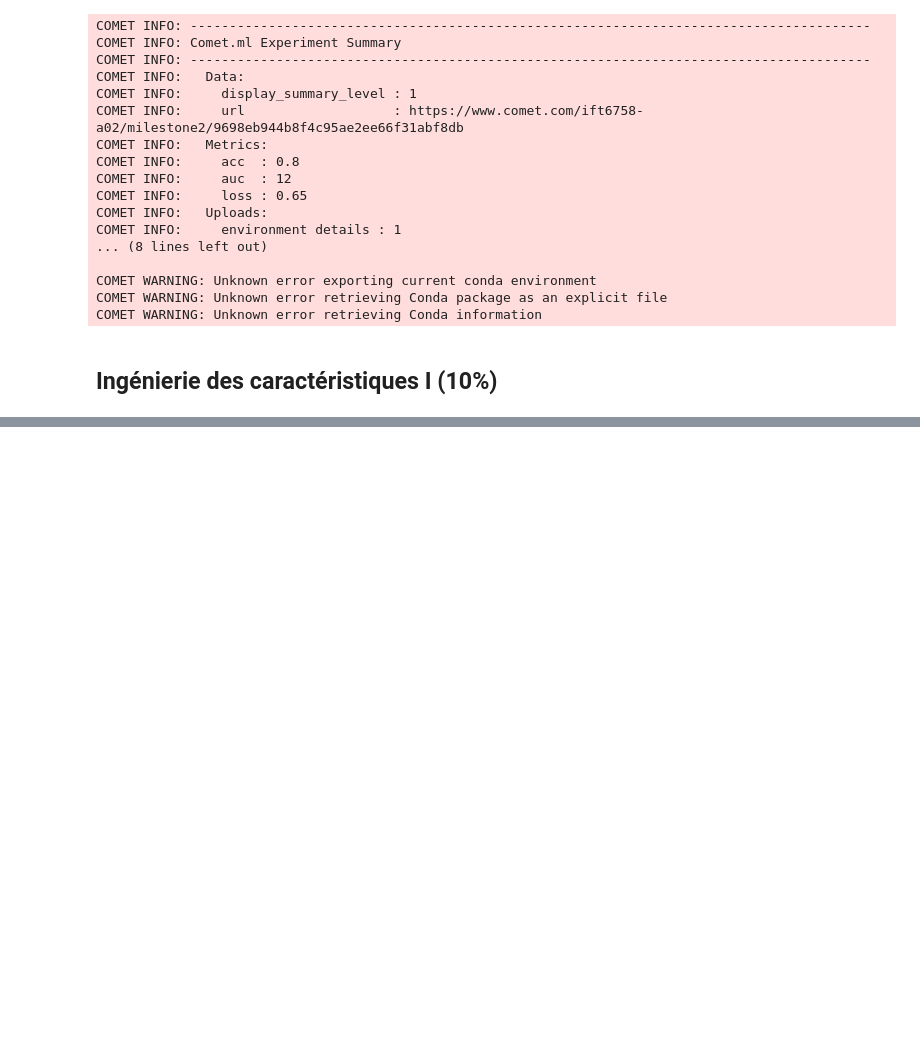
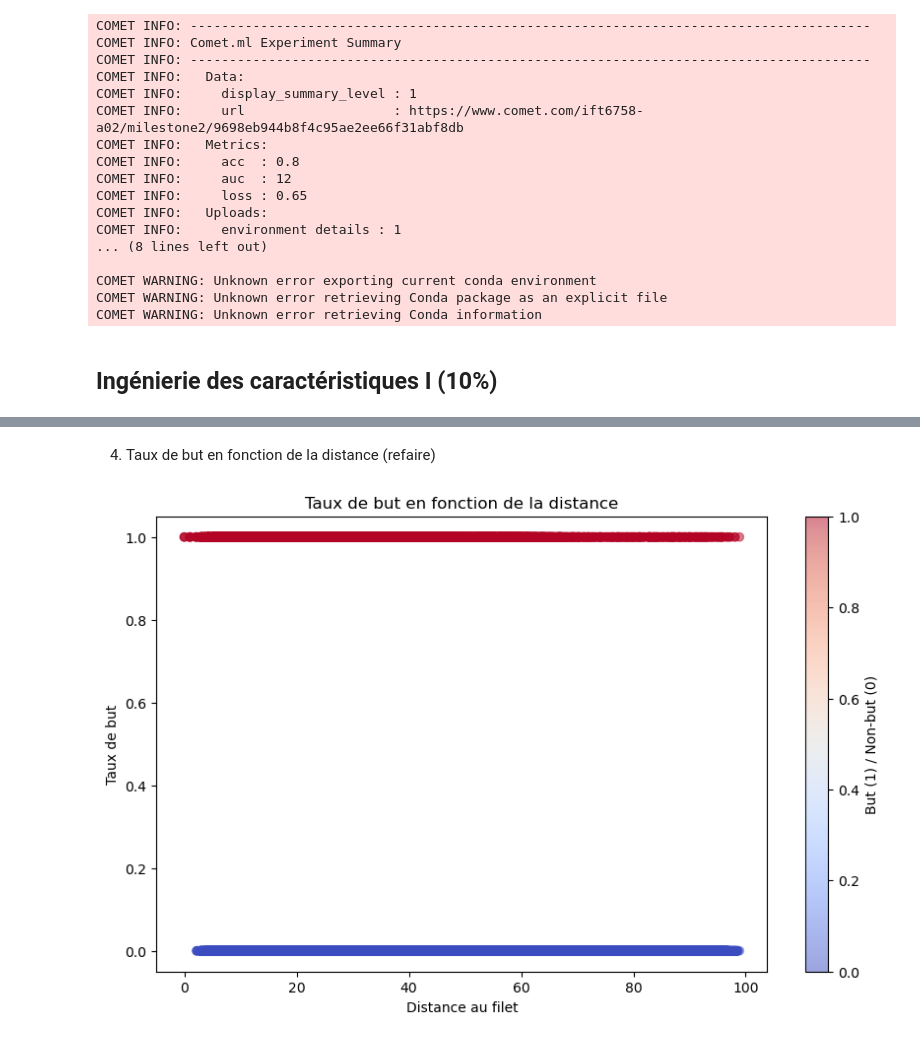
Before and after one commit to Alexia57/A02-projet, a Jupyter notebook: notebooks/Milestone2.ipynb, the cells around one changed output, grey strips where cells are left out. Drawn from its saved outputs; the diff is of its cells as text; code cells hidden in the pictures; blank space fills up the shorter version.

```diff
--- a/notebooks/Milestone2.ipynb
+++ b/notebooks/Milestone2.ipynb
@@ -140,0 +199,19 @@ split_data('nhl_all_years_clean_M2.csv')
+# %% [markdown]
+4) Taux de but en fonction de la distance (refaire)
+# %%
+df['but_rate_distance'] = df['isGoal'] / (df['isGoal'] + (1 - df['isGoal']))
+
+# Créer un nuage de points pour visualiser le taux de but en fonction de la distance
+plt.figure(figsize=(10, 6))
+plt.scatter(df['distanceToNet'], df['but_rate_distance'], alpha=0.5, c=df['isGoal'], cmap='coolwarm')
+
+# Définir des titres et des légendes
+plt.title("Taux de but en fonction de la distance")
+plt.xlabel("Distance au filet")
+plt.ylabel("Taux de but")
+plt.colorbar(label="But (1) / Non-but (0)")
+
+# Afficher le nuage de points
+plt.show()
+# %% [output]
+[figure, added]
```
Also changed, not shown: parts of 19 cells of this notebook, 10 other files.
